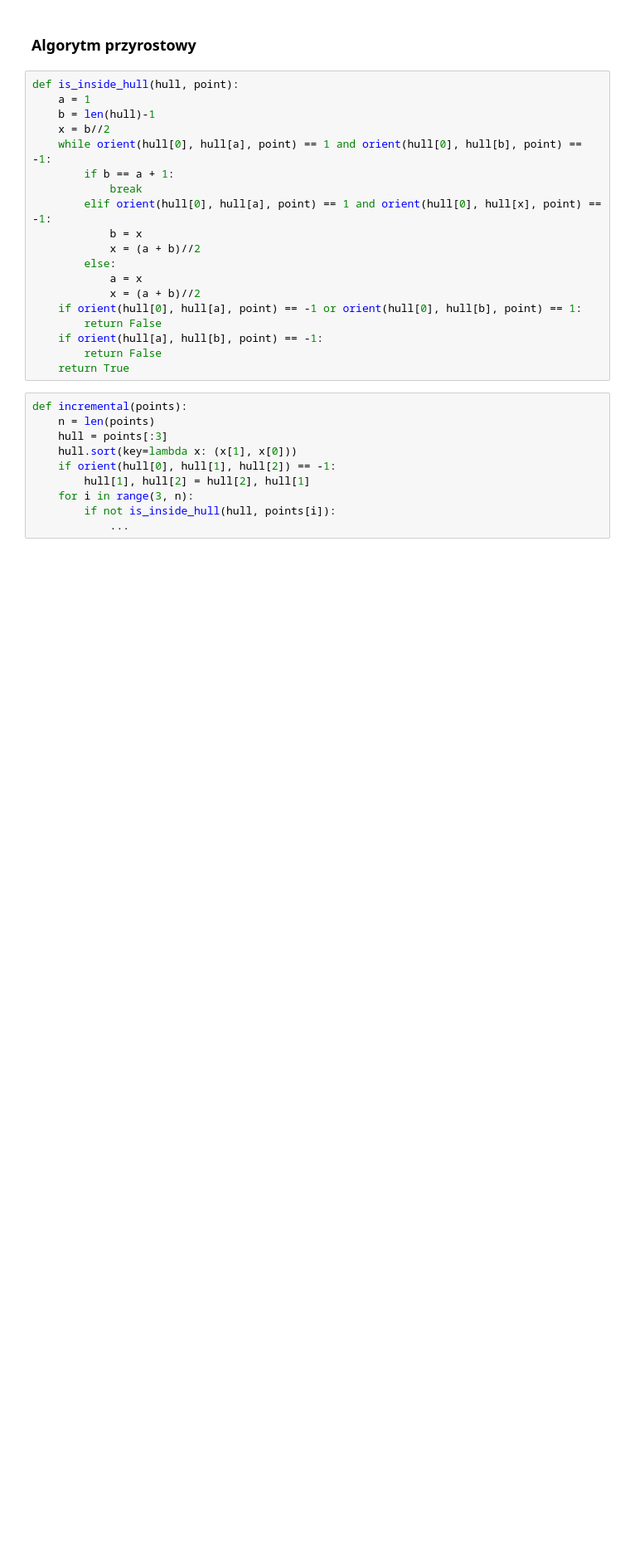
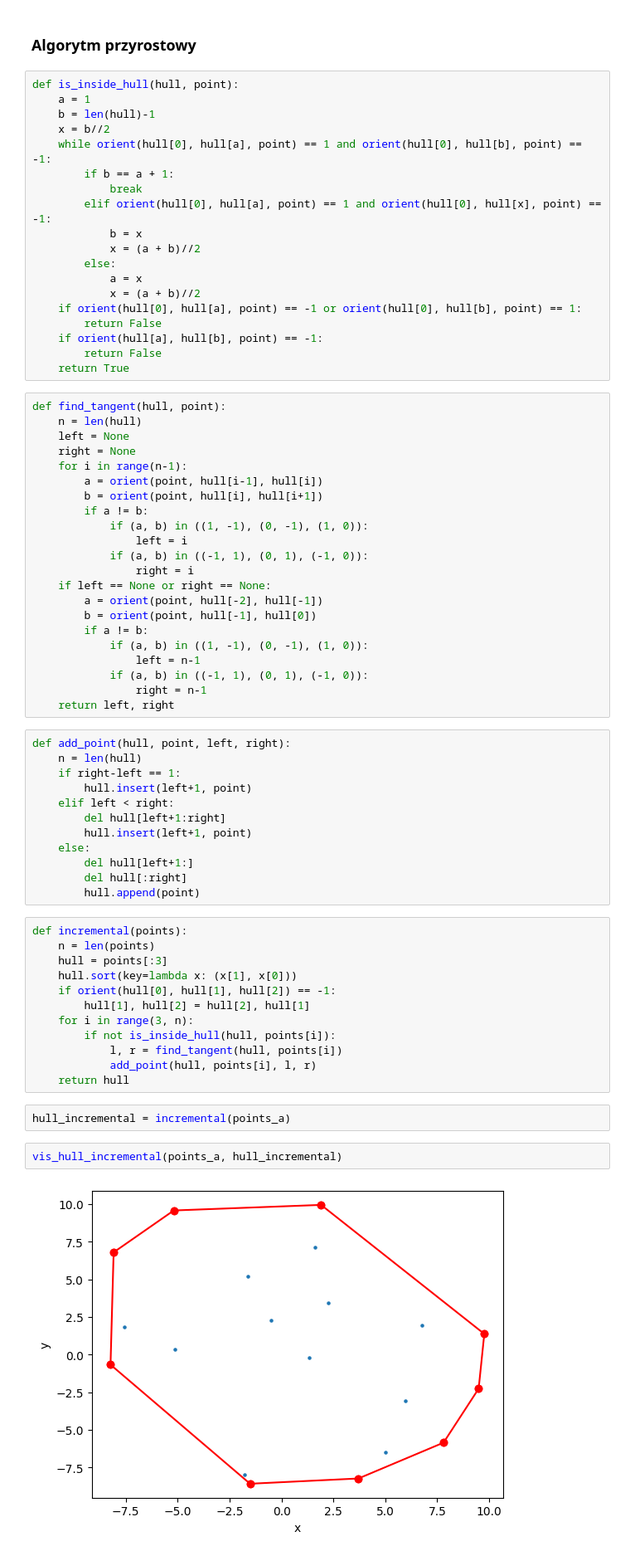
Before and after one commit to DEFALT314/geometric-algorithms-convex-hull, a Jupyter notebook: main.ipynb, the cells around one changed output. Shown at 83% size. Cells and saved outputs as stored; diff of their text form; blank space fills up the shorter version.

Commit message:
incremental1

```diff
--- a/main.ipynb
+++ b/main.ipynb
@@ -68,6 +88,40 @@ def is_inside_hull(hull, point):
     if orient(hull[a], hull[b], point) == -1:
         return False
     return True
+# %%
+def find_tangent(hull, point):
+    n = len(hull)
+    left = None
+    right = None
+    for i in range(n-1):
+        a = orient(point, hull[i-1], hull[i])
+        b = orient(point, hull[i], hull[i+1])
+        if a != b:
+            if (a, b) in ((1, -1), (0, -1), (1, 0)):
+                left = i
+            if (a, b) in ((-1, 1), (0, 1), (-1, 0)):
+                right = i
+    if left == None or right == None:
+        a = orient(point, hull[-2], hull[-1])
+        b = orient(point, hull[-1], hull[0])
+        if a != b:
+            if (a, b) in ((1, -1), (0, -1), (1, 0)):
+                left = n-1
+            if (a, b) in ((-1, 1), (0, 1), (-1, 0)):
+                right = n-1
+    return left, right
+# %%
+def add_point(hull, point, left, right):
+    n = len(hull)
+    if right-left == 1:
+        hull.insert(left+1, point)
+    elif left < right:
+        del hull[left+1:right]
+        hull.insert(left+1, point)
+    else:
+        del hull[left+1:]
+        del hull[:right]
+        hull.append(point)
 # %%
 def incremental(points):
     n = len(points)
@@ -77,4 +131,12 @@ def incremental(points):
         hull[1], hull[2] = hull[2], hull[1]
     for i in range(3, n):
         if not is_inside_hull(hull, points[i]):
-            ...
+            l, r = find_tangent(hull, points[i])
+            add_point(hull, points[i], l, r)
+    return hull
+# %%
+hull_incremental = incremental(points_a)
+# %%
+vis_hull_incremental(points_a, hull_incremental)
+# %% [output]
+[figure, added]
```
Also changed, not shown: parts of 6 cells of this notebook.
